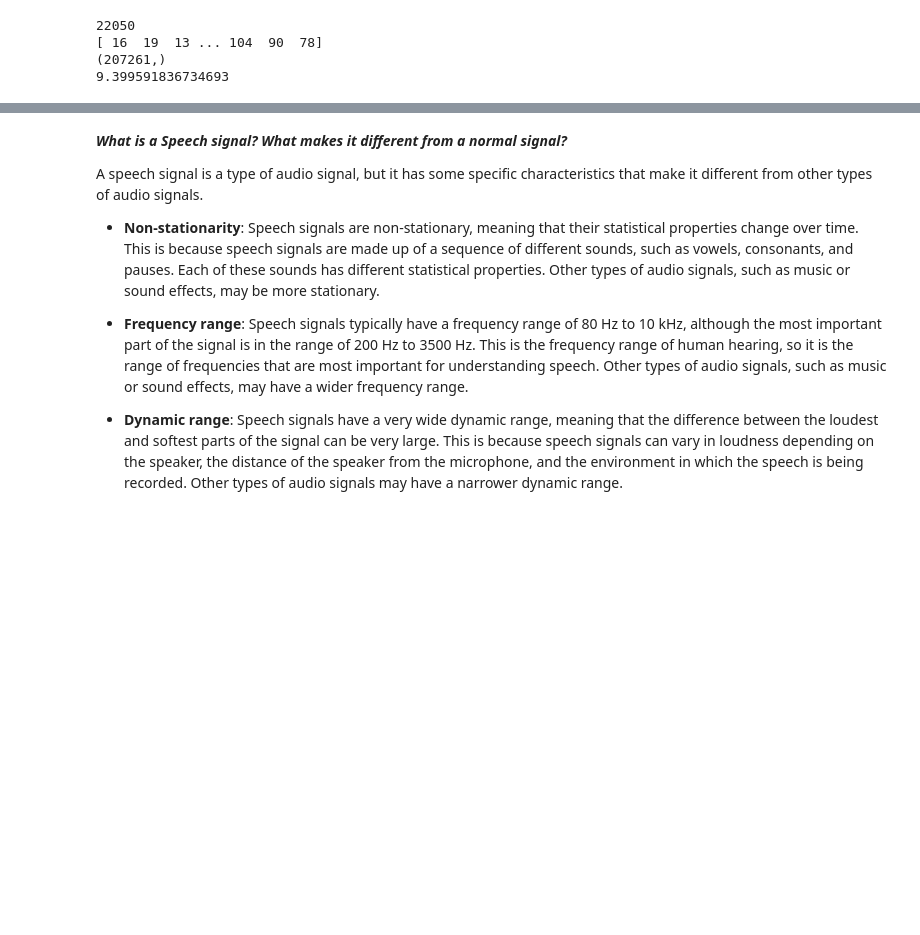
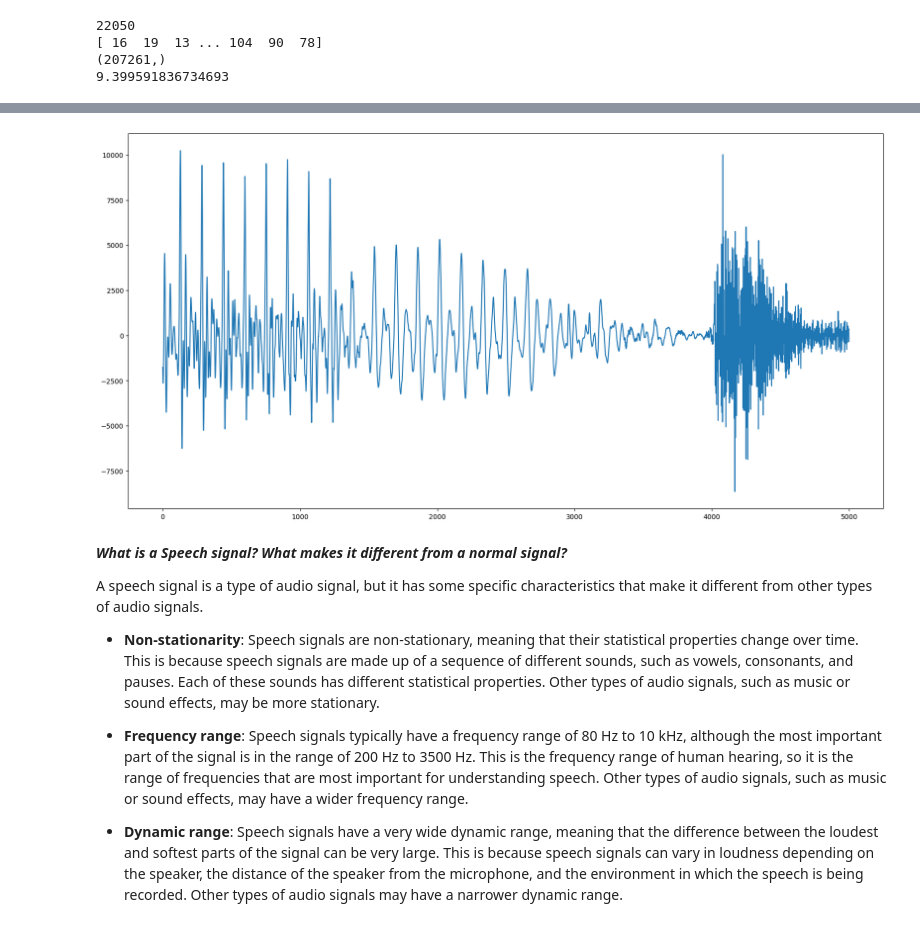
Before and after one commit to cpsingh-arde/AI-ML-IIIT-HYDERABAD, a Jupyter notebook: Speech_AIML.ipynb, the cells around one changed output, grey strips where cells are left out. Drawn from its saved outputs; the diff is of its cells as text; code cells hidden in the pictures; blank space fills up the shorter version.

```diff
--- a/Speech_AIML.ipynb
+++ b/Speech_AIML.ipynb
@@ -25,3 +32,9 @@ display(Audio(wav, rate=fs))
+# %%
+plt.figure(figsize=[20, 10])
+plt.plot(wav[100000:105000])
+plt.show()
+# %% [output]
+[figure, added]
 # %% [markdown]
 ***What is a Speech signal? What makes it different from a normal signal?***
 
```
Also changed, not shown: parts of 2 cells of this notebook.
